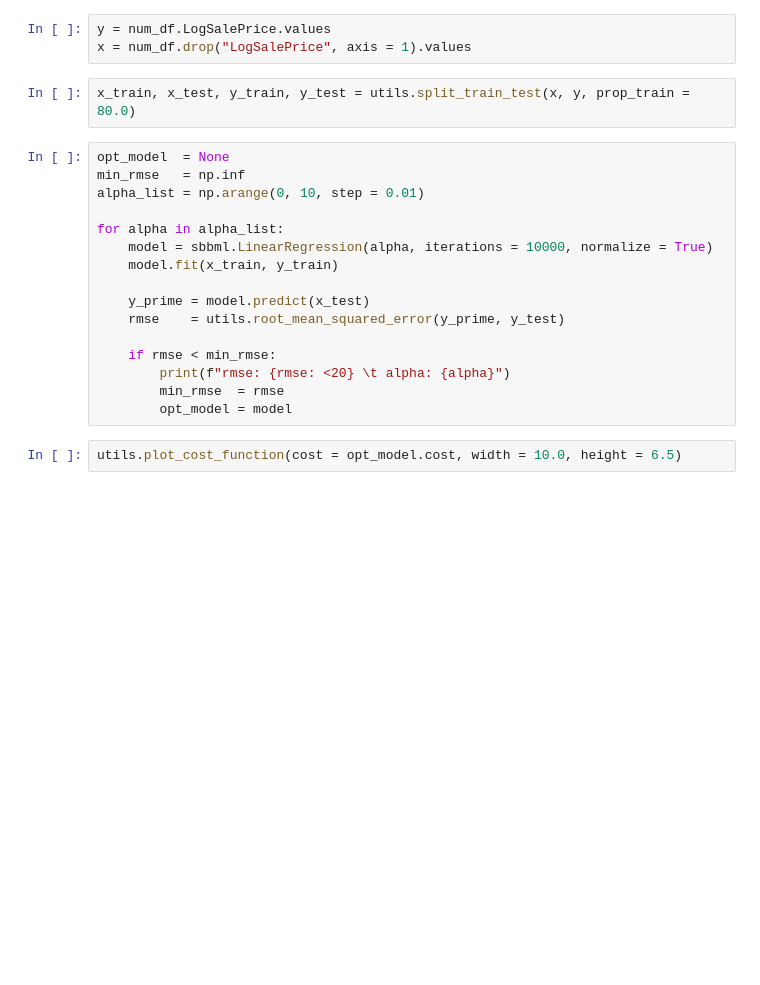
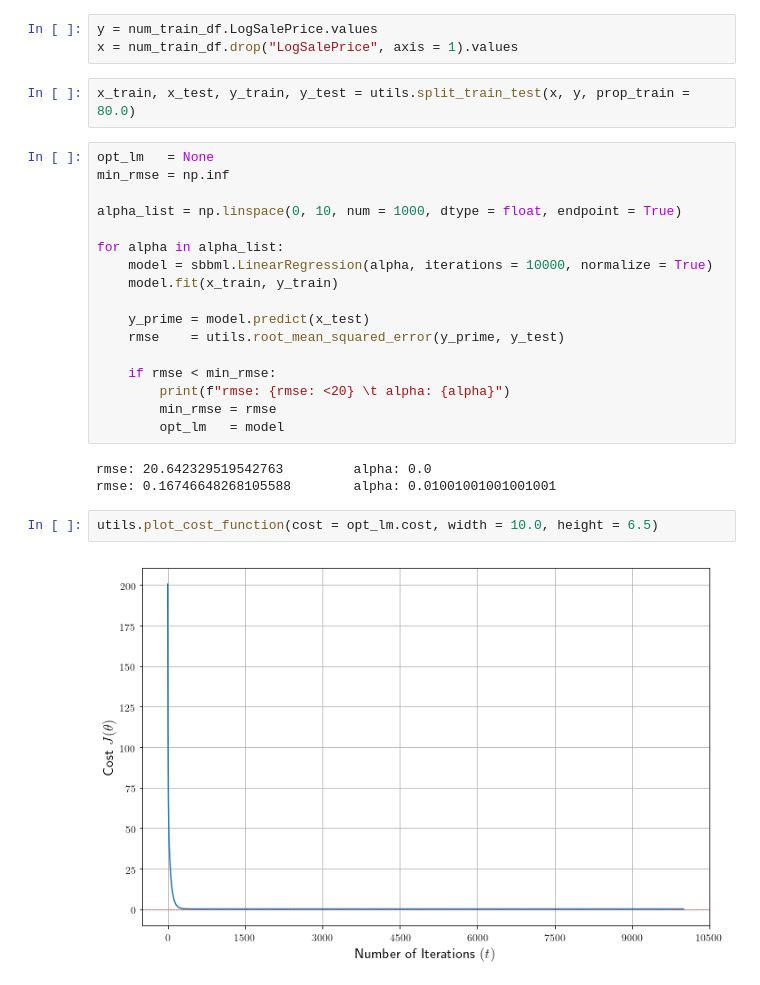
Before and after one commit to noelnamai/machine-learning, a Jupyter notebook: housing-prices.ipynb, the cells around one changed output. Saved outputs shown, nothing was run; the diff lists cells and outputs as text; blank space fills up the shorter version.

```diff
--- a/housing-prices.ipynb
+++ b/housing-prices.ipynb
@@ -109,12 +145,13 @@ plt.show()
 # %%
-y = num_df.LogSalePrice.values
-x = num_df.drop("LogSalePrice", axis = 1).values
+y = num_train_df.LogSalePrice.values
+x = num_train_df.drop("LogSalePrice", axis = 1).values
 # %%
 x_train, x_test, y_train, y_test = utils.split_train_test(x, y, prop_train = 80.0)
 # %%
-opt_model  = None
-min_rmse   = np.inf
-alpha_list = np.arange(0, 10, step = 0.01)
+opt_lm   = None
+min_rmse = np.inf
+
+alpha_list = np.linspace(0, 10, num = 1000, dtype = float, endpoint = True)
 
 for alpha in alpha_list:
     model = sbbml.LinearRegression(alpha, iterations = 10000, normalize = True)
@@ -125,7 +162,12 @@ for alpha in alpha_list:
 
     if rmse < min_rmse:
         print(f"rmse: {rmse: <20} \t alpha: {alpha}")
-        min_rmse  = rmse
-        opt_model = model
+        min_rmse = rmse
+        opt_lm   = model
+# %% [output]
+rmse: 20.642329519542763         alpha: 0.0
+rmse: 0.16746648268105588        alpha: 0.01001001001001001
 # %%
-utils.plot_cost_function(cost = opt_model.cost, width = 10.0, height = 6.5)
+utils.plot_cost_function(cost = opt_lm.cost, width = 10.0, height = 6.5)
+# %% [output]
+[figure, added]
```
Also changed, not shown: parts of 24 cells of this notebook.
